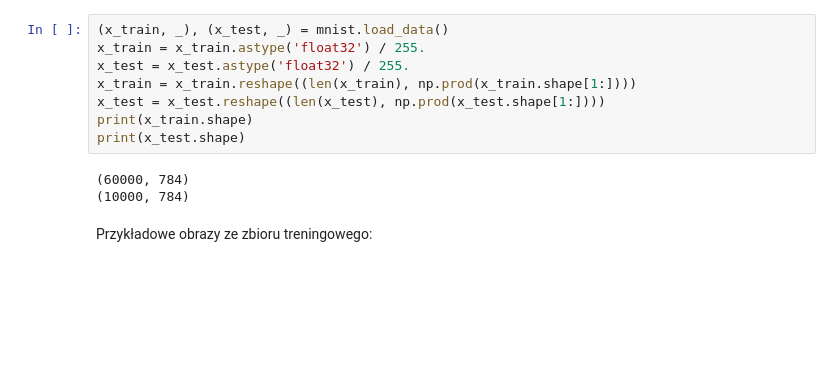
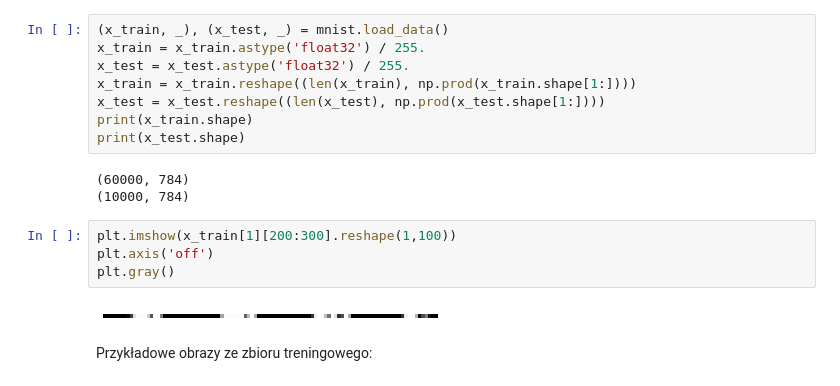
Before and after one commit to AlicjaHol/praca_mgr, a Jupyter notebook: praktyczne/Autoenkoder-prosty.ipynb, the cells around one changed output. Drawn from its saved outputs; the diff is of its cells as text; blank space fills up the shorter version.

```diff
--- a/praktyczne/Autoenkoder-prosty.ipynb
+++ b/praktyczne/Autoenkoder-prosty.ipynb
@@ -54,6 +54,12 @@ print(x_test.shape)
 # %% [output]
 (60000, 784)
 (10000, 784)
+# %%
+plt.imshow(x_train[1][200:300].reshape(1,100))
+plt.axis('off')
+plt.gray()
+# %% [output]
+[figure, added]
 # %% [markdown]
 Przykładowe obrazy ze zbioru treningowego:
 # %%
```
Also changed, not shown: parts of 8 cells of this notebook, 5 other files.
